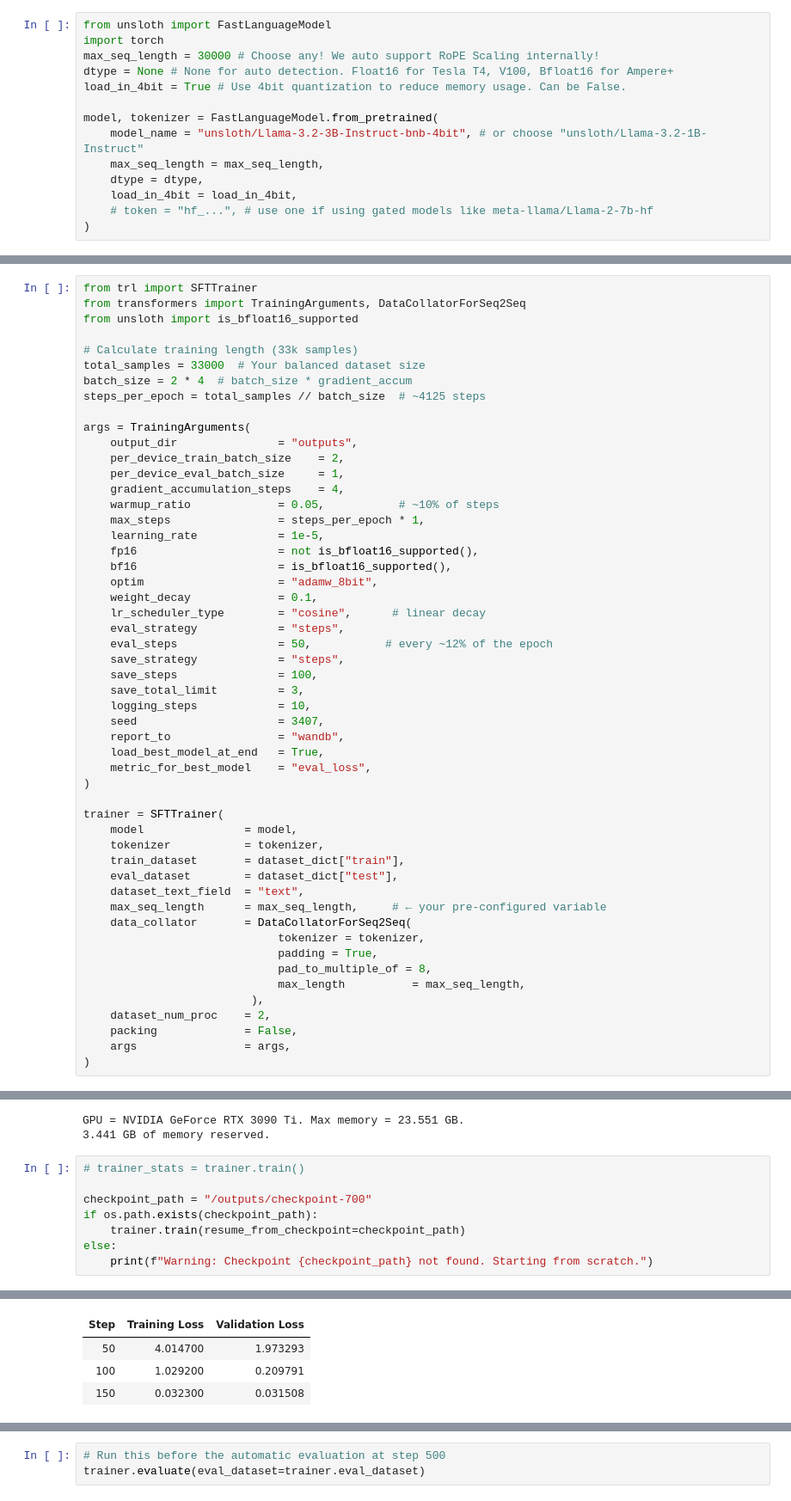
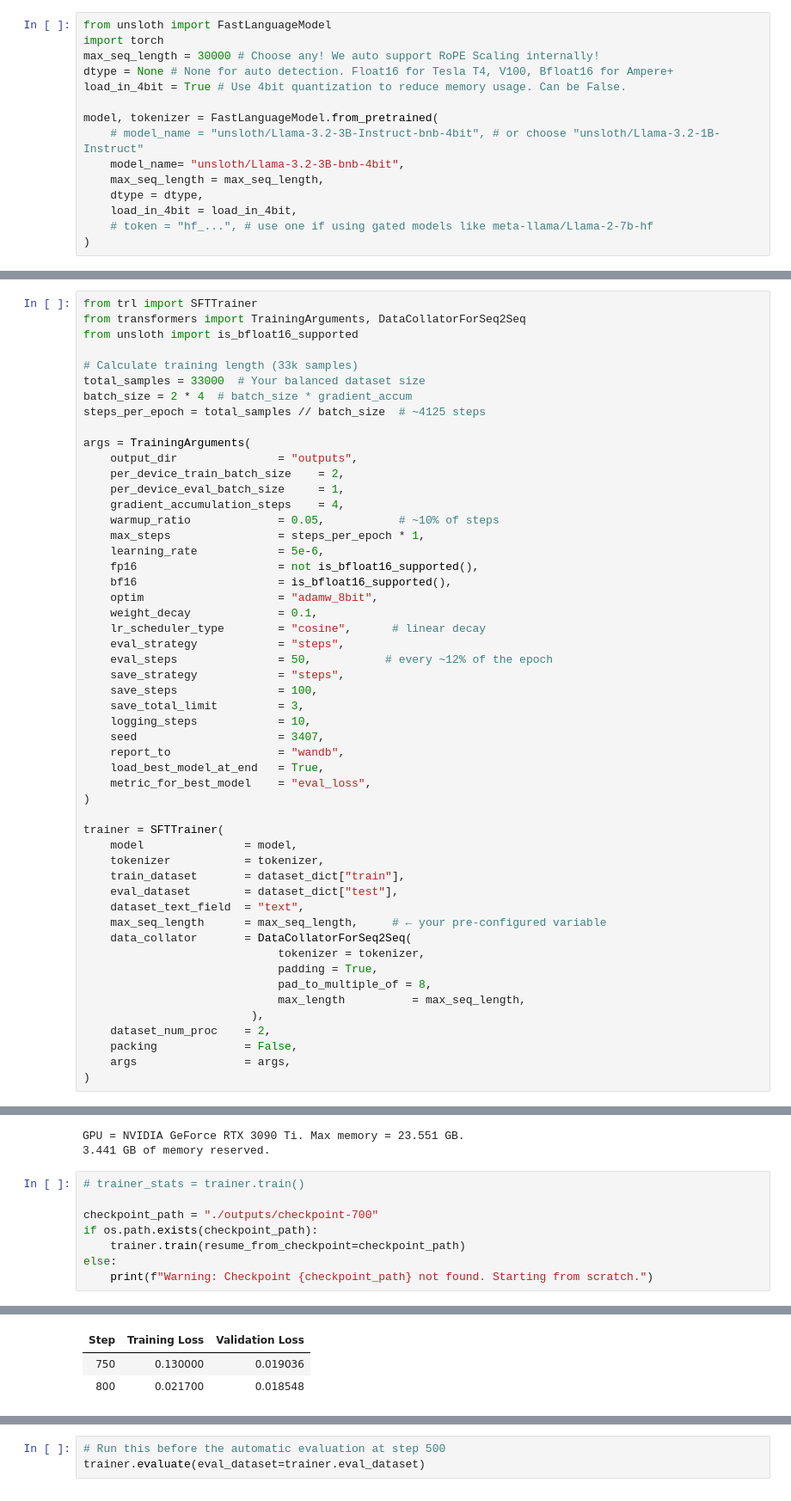
Before and after one commit to Jordinia/LLM-Finetuning, a Jupyter notebook: Malicious-Web/unsloth_netpro.ipynb, the cells around one changed output, grey strips where cells are left out. Shown: that part at 86% size. Saved outputs shown, nothing was run; the diff lists cells and outputs as text.

```diff
--- a/Malicious-Web/unsloth_netpro.ipynb
+++ b/Malicious-Web/unsloth_netpro.ipynb
@@ -43,7 +43,8 @@ dtype = None # None for auto detection. Float16 for Tesla T4, V100, Bfloat16 for
 load_in_4bit = True # Use 4bit quantization to reduce memory usage. Can be False.
 
 model, tokenizer = FastLanguageModel.from_pretrained(
-    model_name = "unsloth/Llama-3.2-3B-Instruct-bnb-4bit", # or choose "unsloth/Llama-3.2-1B-Instruct"
+    # model_name = "unsloth/Llama-3.2-3B-Instruct-bnb-4bit", # or choose "unsloth/Llama-3.2-1B-Instruct"
+    model_name= "unsloth/Llama-3.2-3B-bnb-4bit",
     max_seq_length = max_seq_length,
     dtype = dtype,
     load_in_4bit = load_in_4bit,
@@ -227,7 +217,7 @@ args = TrainingArguments(
     gradient_accumulation_steps    = 4,
     warmup_ratio             = 0.05,           # ~10% of steps
     max_steps                = steps_per_epoch * 1,
-    learning_rate            = 1e-5,
+    learning_rate            = 5e-6,
     fp16                     = not is_bfloat16_supported(),
     bf16                     = is_bfloat16_supported(),
     optim                    = "adamw_8bit",
@@ -468,7 +458,7 @@ GPU = NVIDIA GeForce RTX 3090 Ti. Max memory = 23.551 GB.
 # %%
 # trainer_stats = trainer.train()
 
-checkpoint_path = "/outputs/checkpoint-700"
+checkpoint_path = "./outputs/checkpoint-700"
 if os.path.exists(checkpoint_path):
     trainer.train(resume_from_checkpoint=checkpoint_path)
 else:
@@ -487,4 +482,3 @@ Unsloth: Will smartly offload gradients to save VRAM!
 | Step | Training Loss | Validation Loss |
-| 50 | 4.014700 | 1.973293 |
-| 100 | 1.029200 | 0.209791 |
-| 150 | 0.032300 | 0.031508 |
+| 750 | 0.130000 | 0.019036 |
+| 800 | 0.021700 | 0.018548 |
```
Also changed, not shown: parts of 16 cells of this notebook, 1 other file.
